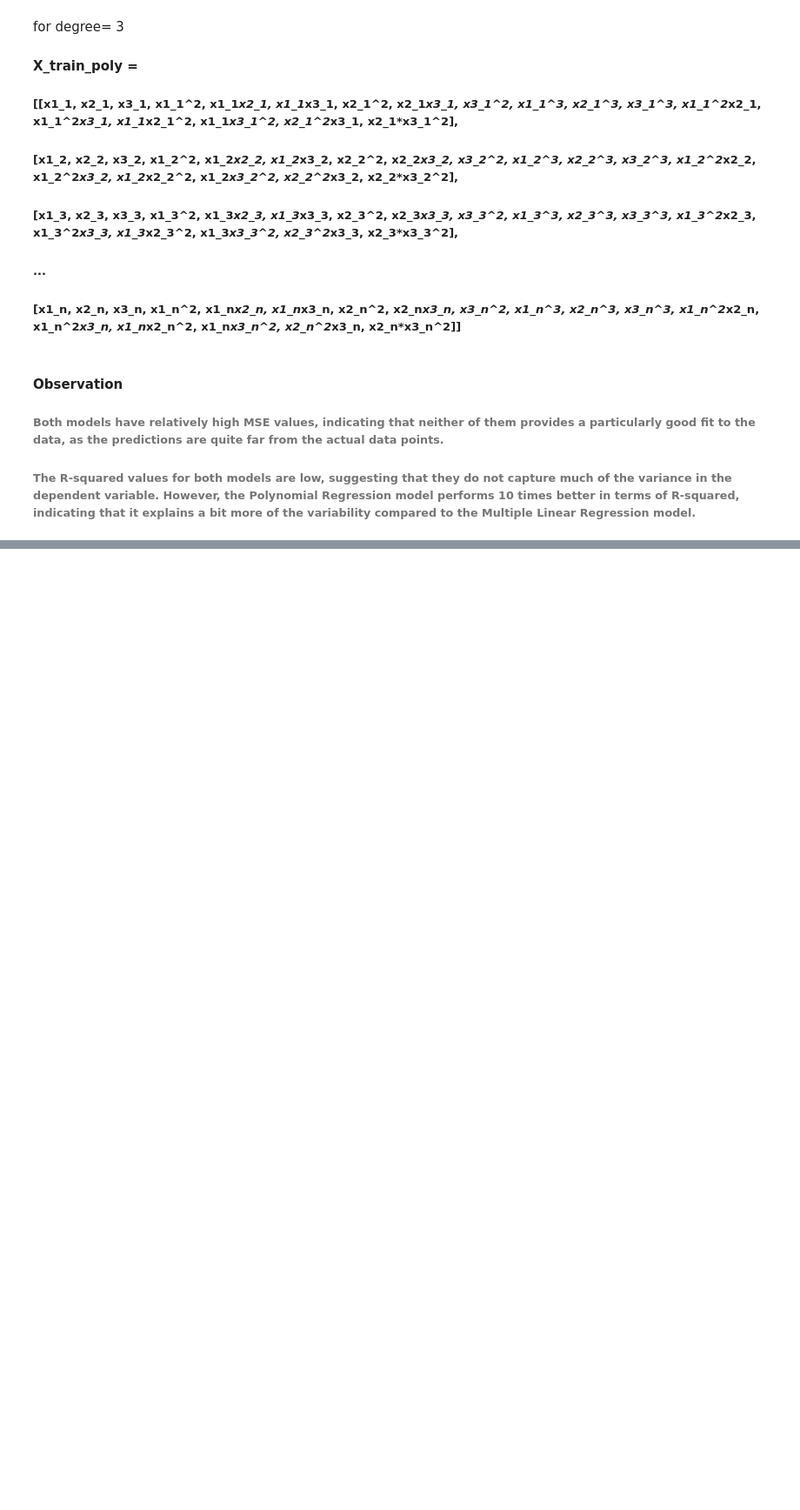
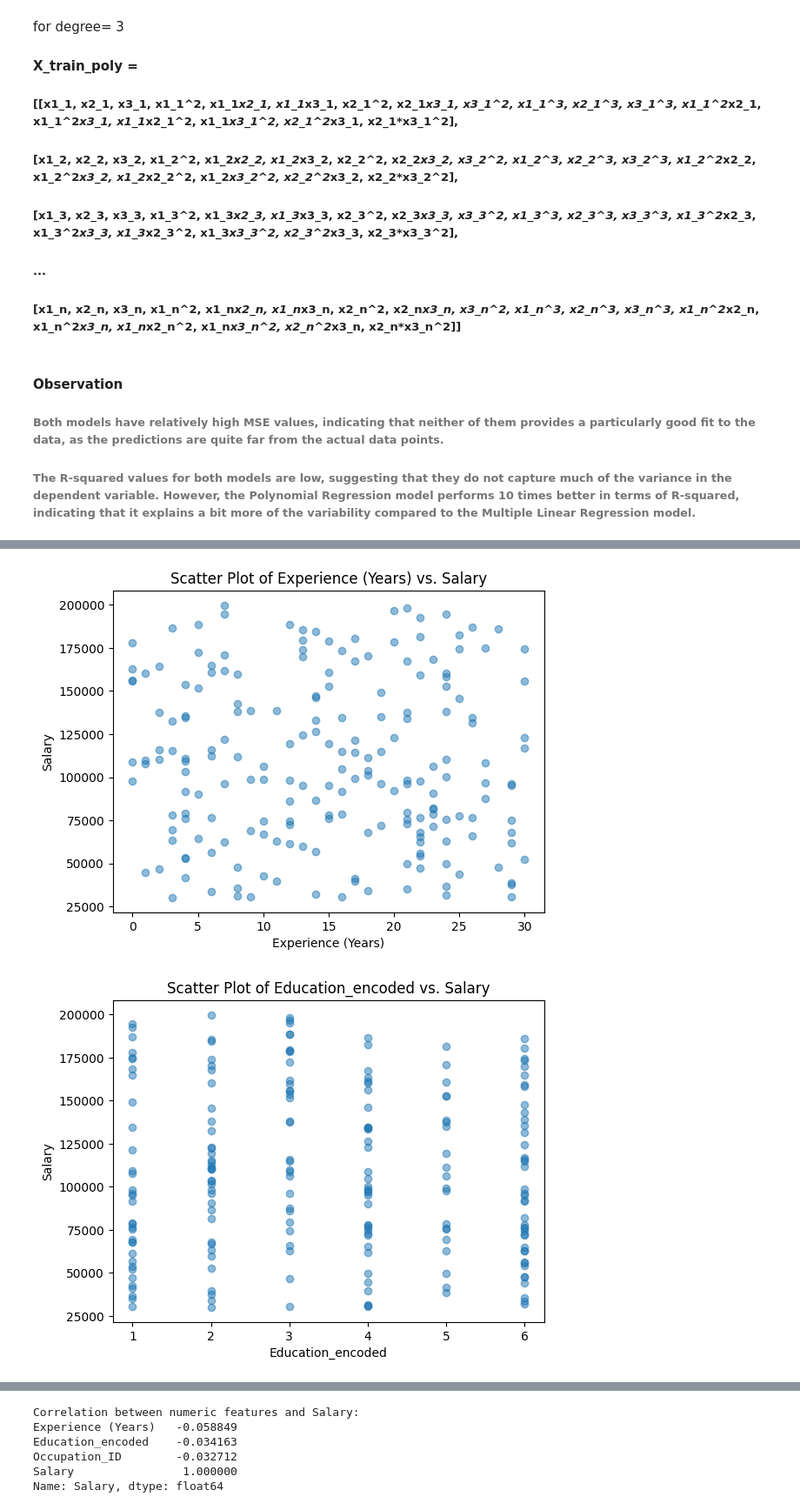
Before and after one commit to bhavyanarnoli/MachineLearning-CSE543, a Jupyter notebook: Assignment2/BhavyaNarnoli-2021316-asssignment-2.ipynb, the cells around one changed output, grey strips where cells are left out. Shown at 87% size. Cells and saved outputs as stored; diff of their text form; code cells hidden in the pictures; blank space fills up the shorter version.

```diff
--- a/Assignment2/BhavyaNarnoli-2021316-asssignment-2.ipynb
+++ b/Assignment2/BhavyaNarnoli-2021316-asssignment-2.ipynb
@@ -434,0 +543,35 @@ for degree= 3
+# %%
+# Now 'X_pca' contains the data in the reduced dimensionality space
+import pandas as pd
+import matplotlib.pyplot as plt
+
+# Load the dataset
+data = pd.read_csv('modified_salary_data.csv')
+
+# Extract relevant numeric columns and the target variable
+numeric_features = ['Experience (Years)', 'Education_encoded', 'Occupation_ID']
+target_variable = 'Salary'
+
+# Filter the DataFrame to include only numeric columns and the target variable
+numeric_data = data[numeric_features + [target_variable]]
+
+# Create scatter plots
+for feature in numeric_features:
+    plt.scatter(numeric_data[feature], numeric_data[target_variable], alpha=0.5)
+    plt.xlabel(feature)
+    plt.ylabel(target_variable)
+    plt.title(f'Scatter Plot of {feature} vs. {target_variable}')
+    plt.show()
+
+# Calculate the correlation matrix for numeric columns
+correlation_matrix = numeric_data.corr()
+
+# Calculate the correlation between numeric features and Salary
+correlation_with_salary = correlation_matrix[target_variable]
+
+# Print the correlation values
+print("Correlation between numeric features and Salary:")
+print(correlation_with_salary)
+# %% [output]
+[figure, added]
+[figure, added]
@@ -434,0 +579,6 @@ for degree= 3
+Correlation between numeric features and Salary:
+Experience (Years)   -0.058849
+Education_encoded    -0.034163
+Occupation_ID        -0.032712
+Salary                1.000000
+Name: Salary, dtype: float64
```
Also changed, not shown: parts of 18 cells of this notebook, 1 other file.
